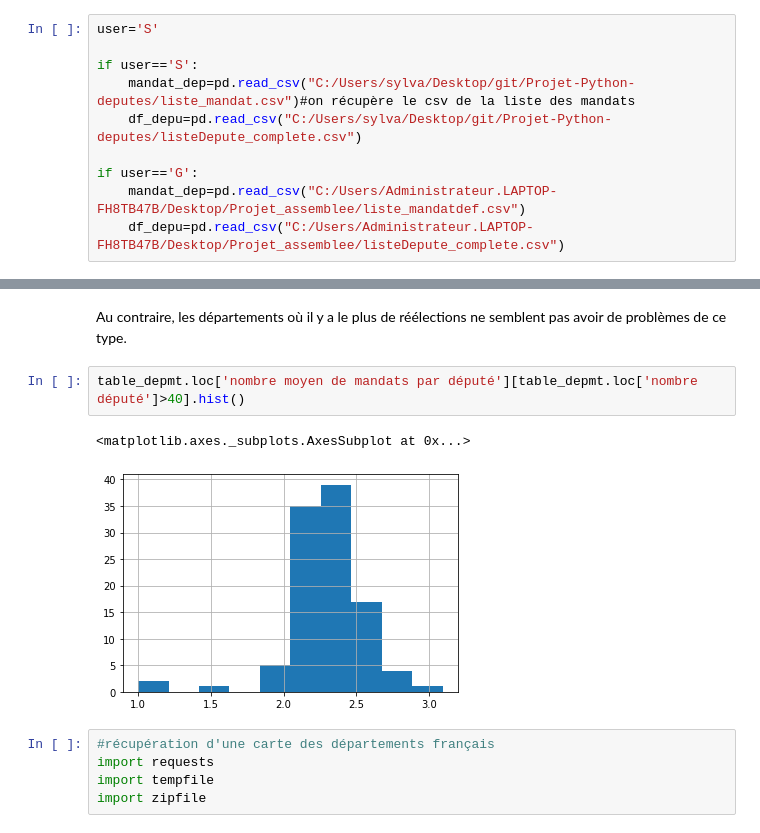
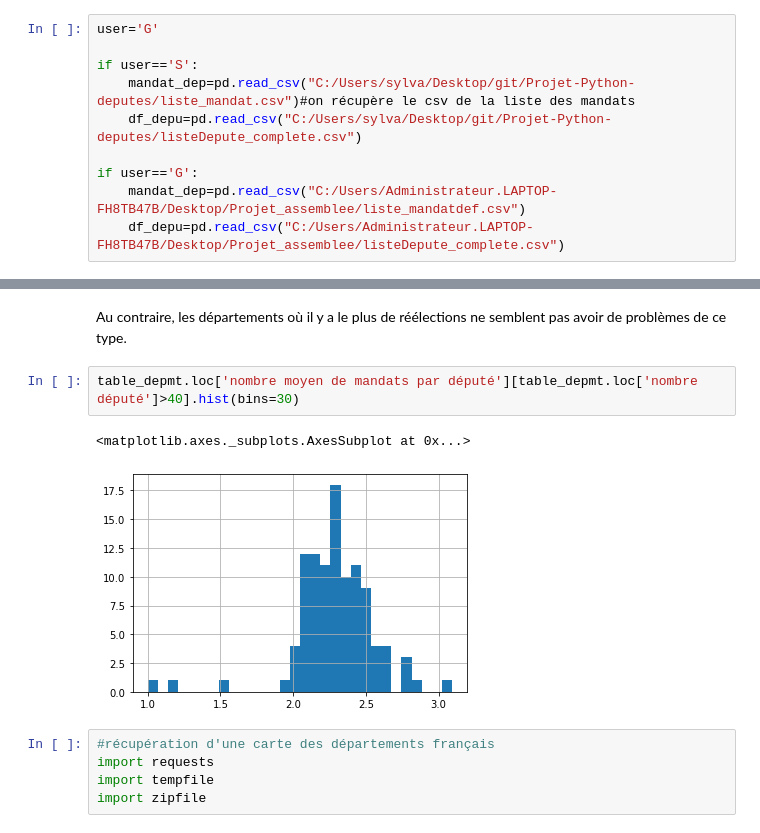
Before and after one commit to dusylvain/Projet-Python-deputes, a Jupyter notebook: statistiques_descriptives_depute (1).ipynb, the cells around one changed output, grey strips where cells are left out. Drawn from its saved outputs; the diff is of its cells as text.

```diff
--- a/statistiques_descriptives_depute (1).ipynb
+++ b/statistiques_descriptives_depute (1).ipynb
@@ -6,5 +8,5 @@ import descartes
 # %%
-user='S'
+user='G'
 
 if user=='S':
     mandat_dep=pd.read_csv("C:/Users/sylva/Desktop/git/Projet-Python-deputes/liste_mandat.csv")#on récupère le csv de la liste des mandats
@@ -165,10 +161,10 @@ Name: nombre moyen de mandats par député, dtype: float64
 # %% [markdown]
 Au contraire, les départements où il y a le plus de réélections ne semblent pas avoir de problèmes de ce type.
 # %%
-table_depmt.loc['nombre moyen de mandats par député'][table_depmt.loc['nombre député']>40].hist()
+table_depmt.loc['nombre moyen de mandats par député'][table_depmt.loc['nombre député']>40].hist(bins=30)
 # %% [output]
 <matplotlib.axes._subplots.AxesSubplot at 0x...>
-[figure, old version]
+[figure, new version]
 # %%
 #récupération d'une carte des départements français
 import requests
```
Also changed, not shown: parts of 8 cells of this notebook.
